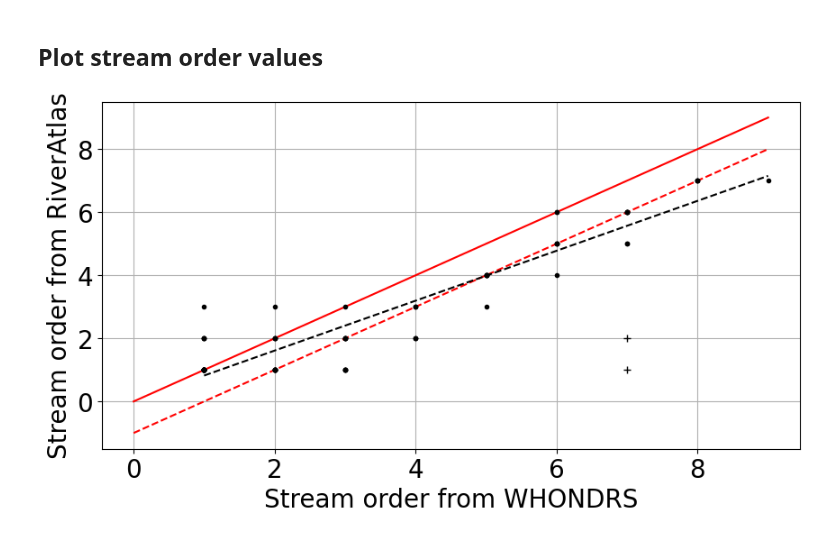
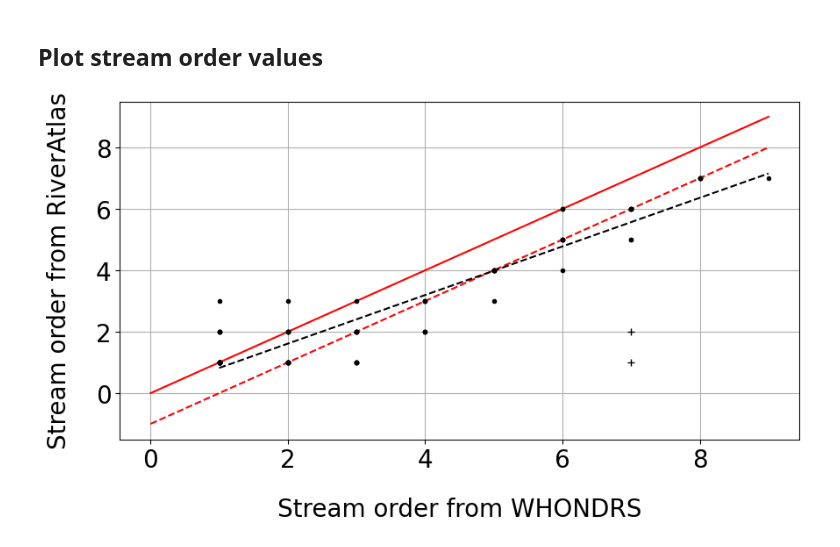
Before and after one commit to parallelworks/sl-archive-whondrs, a Jupyter notebook: examples/fig02_colocation_validation.ipynb, the cells around one changed output. Drawn from its saved outputs; the diff is of its cells as text; code cells hidden in the pictures.

Commit message:
Add padding for axis labels in Fig. 2

```diff
--- a/examples/fig02_colocation_validation.ipynb
+++ b/examples/fig02_colocation_validation.ipynb
@@ -65,25 +65,25 @@ print(r2)
 # %%
 #fig, [ax0,ax1] = plt.subplots(1,2,figsize=(10,5))
 fig, ax0 = plt.subplots(1,1,figsize=(10,5))
 
 ax0.plot([0,9],[0,9],'r')
 ax0.plot([0,9],[-1,8],'r--')
 ax0.plot(plot_best_fit_line[0],plot_best_fit_line[1],'k--')
 ax0.plot(colocated_df['WH_SO'],colocated_df['RA_SO'],'k.')
 ax0.plot(S19S_0022['WH_SO'],S19S_0022['RA_SO'],'k+')
 ax0.plot(S19S_0060['WH_SO'],S19S_0060['RA_SO'],'k+')
 ax0.grid()
 
-ax0.set_xlabel('Stream order from WHONDRS')
-ax0.set_ylabel('Stream order from RiverAtlas')
+ax0.set_xlabel('Stream order from WHONDRS', labelpad=20)
+ax0.set_ylabel('Stream order from RiverAtlas', labelpad=20)
 
 #ax1.plot([0,18],[0,18],'r')
 #ax1.plot(colocated_df['my_lm']/1000,colocated_df['RA_lm'],'k.')
 #ax1.grid()
 #
 #ax1.set_xlabel('River segment length computed from coordinates (km)')
 #ax1.set_ylabel('River segment length reported in RiverAtlas (km)')
 
 plt.savefig('fig02_colocation_validation.pdf')
 # %% [output]
-[figure, old version]
+[figure, new version]
```
Also changed, not shown: 1 other file.
